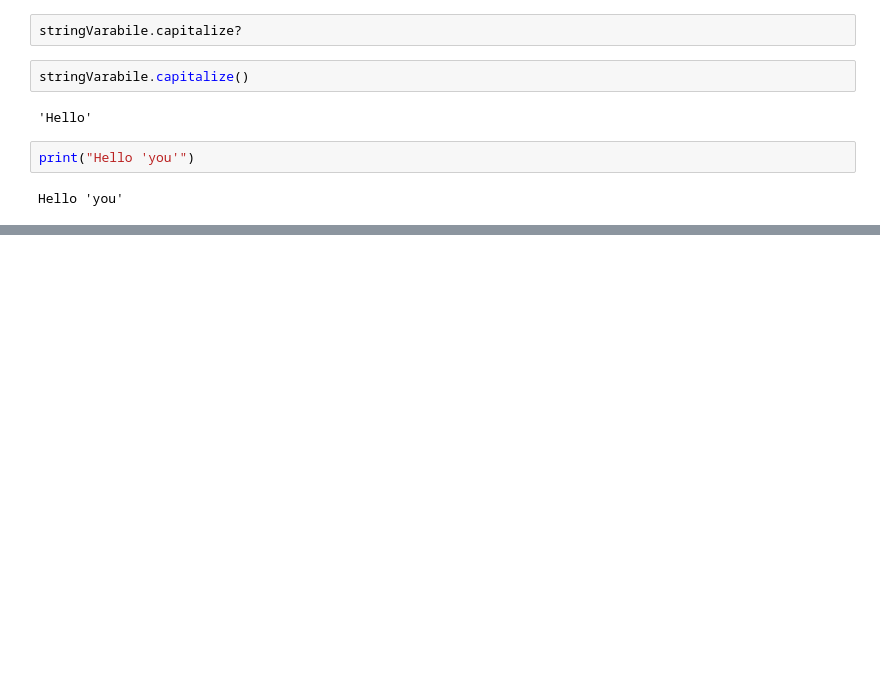
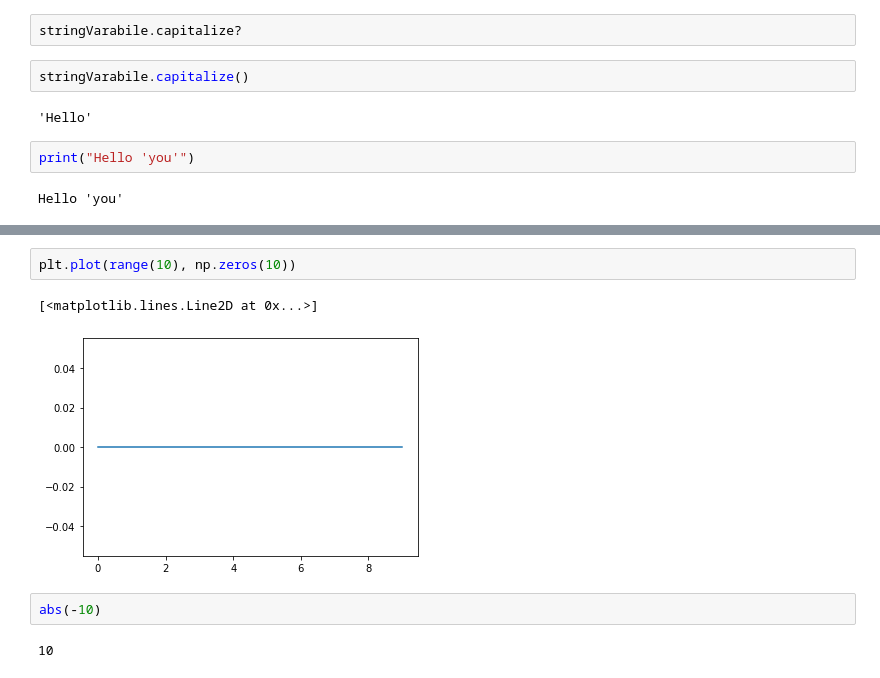
Before and after one commit to alessiavisigalli/gittest_avisigalli, a Jupyter notebook: pyBootParma.ipynb, the cells around one changed output, grey strips where cells are left out. Cells and saved outputs as stored; diff of their text form; blank space fills up the shorter version.

```diff
--- a/pyBootParma.ipynb
+++ b/pyBootParma.ipynb
@@ -241,0 +265,9 @@ Hello 'you'
+# %%
+plt.plot(range(10), np.zeros(10))
+# %% [output]
+[<matplotlib.lines.Line2D at 0x...>]
+[figure, added]
+# %%
+abs(-10)
+# %% [output]
+10
```
Also changed, not shown: parts of 49 cells of this notebook.
